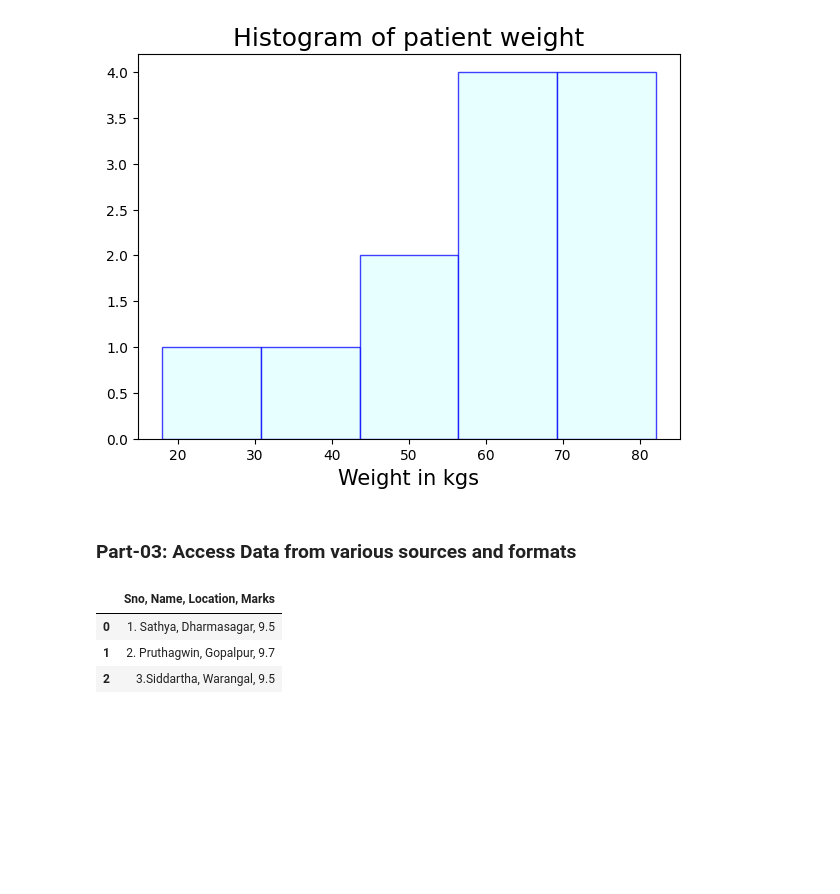
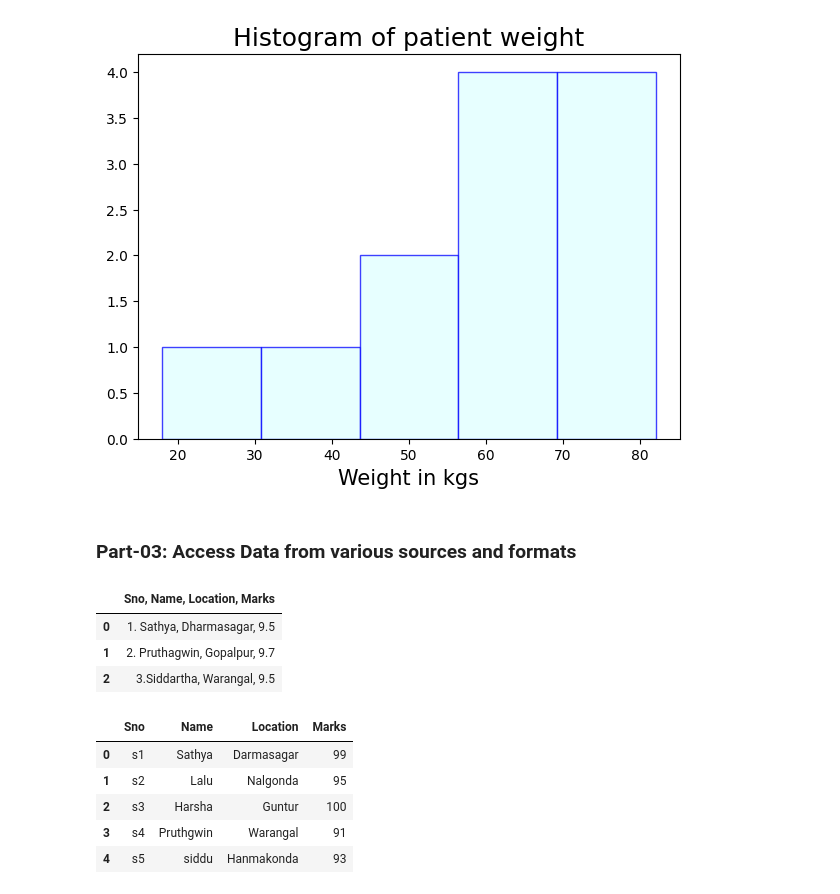
Before and after one commit to Laluprasad1/AIML-2025, a Jupyter notebook: Lab01_AIML.ipynb, the cells around one changed output. Cells and saved outputs as stored; diff of their text form; code cells hidden in the pictures; blank space fills up the shorter version.

```diff
--- a/Lab01_AIML.ipynb
+++ b/Lab01_AIML.ipynb
@@ -137,3 +136,14 @@ df1
 | 0 | 1. Sathya, Dharmasagar, 9.5 |
 | 1 | 2. Pruthagwin, Gopalpur, 9.7 |
 | 2 | 3.Siddartha, Warangal, 9.5 |
+# %%
+data2 = pd.read_csv("LAB-01.csv")
+# %%
+data2
+# %% [output]
+|  | Sno | Name | Location | Marks |
+| 0 | s1 | Sathya | Darmasagar | 99 |
+| 1 | s2 | Lalu | Nalgonda | 95 |
+| 2 | s3 | Harsha | Guntur | 100 |
+| 3 | s4 | Pruthgwin | Warangal | 91 |
+| 4 | s5 | siddu | Hanmakonda | 93 |
```
Also changed, not shown: parts of 3 cells of this notebook.
